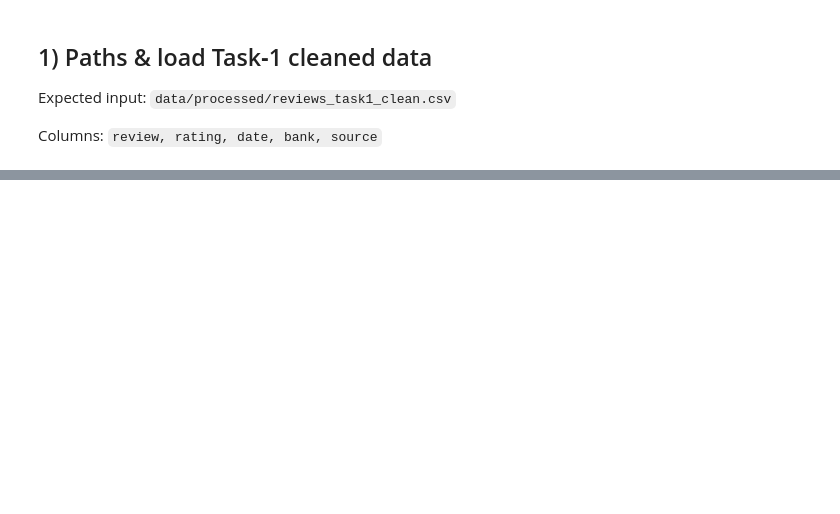
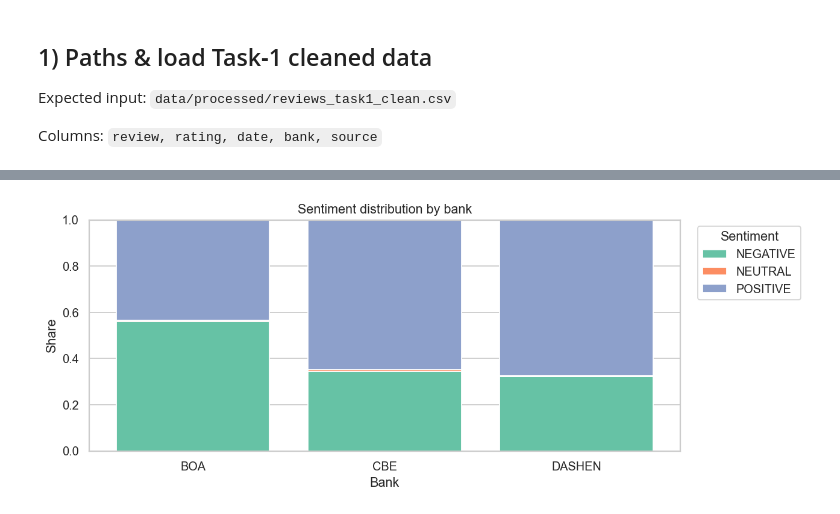
Before and after one commit to Moggycool/Customer-Experience-Analytics-for-Fintech-Apps-Updated, a Jupyter notebook: notebooks/02_task2_sentiment_and_themes.ipynb, the cells around one changed output, grey strips where cells are left out. Saved outputs shown, nothing was run; the diff lists cells and outputs as text; code cells hidden in the pictures; blank space fills up the shorter version.

```diff
--- a/notebooks/02_task2_sentiment_and_themes.ipynb
+++ b/notebooks/02_task2_sentiment_and_themes.ipynb
@@ -376,7 +408,7 @@ def theme_scores_fallback(text: str, lexicon: dict[str, list[str]]) -> dict[str,
                 scores[theme] += w
     return scores
 
-def assign_themes_fallback(text: str, lexicon: dict[str, list[str]], top_n: int = 2, min_score: float = 1.0) -> tuple[str | None, str]:
+def assign_themes_fallback(text: str, lexicon: dict[str, list[str]], top_n: int = 2, min_score: float = 1.0):
     sc = theme_scores_fallback(text, lexicon)
     items = sorted(sc.items(), key=lambda kv: kv[1], reverse=True)
     items = [(k,v) for k,v in items if v >= min_score]
@@ -475,0 +534,6 @@ for p in [out_reviews, out_bank, out_bank_rating, out_keywords, out_examples]:
+# %%
+# 9.1 Sentiment distribution (share) by bank
+fig, ax = plot_sentiment_distribution(df, normalize=True)
+plt.show()
+# %% [output]
+[figure, added]
```
Also changed, not shown: parts of 35 cells of this notebook, 10 other files.
